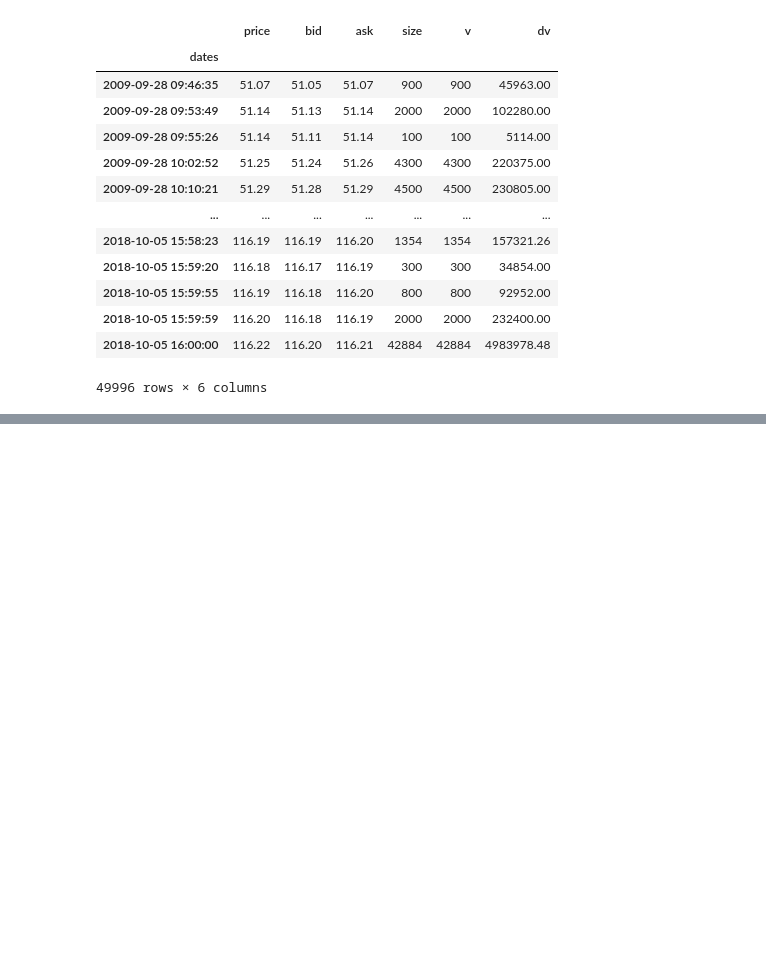
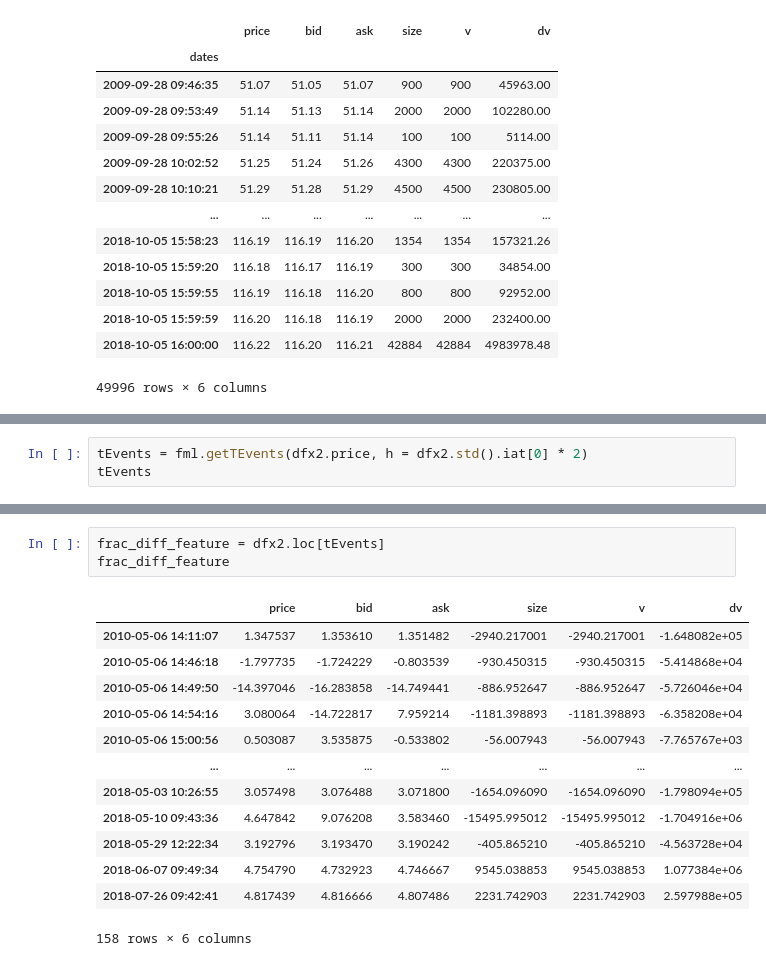
Before and after one commit to Tommylee1013/Advances-in-Financial-Machine-Learning, a Jupyter notebook: Chapter 7.ipynb, the cells around one changed output, grey strips where cells are left out. Cells and saved outputs as stored; diff of their text form; blank space fills up the shorter version.

```diff
--- a/Chapter 7.ipynb
+++ b/Chapter 7.ipynb
@@ -151,0 +229,3 @@ ValueError: Label Through Dates must be a pd.Series
+# %%
+tEvents = fml.getTEvents(dfx2.price, h = dfx2.std().iat[0] * 2)
+tEvents
@@ -151,0 +261,17 @@ ValueError: Label Through Dates must be a pd.Series
+# %%
+frac_diff_feature = dfx2.loc[tEvents]
+frac_diff_feature
+# %% [output]
+|  | price | bid | ask | size | v | dv |
+| 2010-05-06 14:11:07 | 1.347537 | 1.353610 | 1.351482 | -2940.217001 | -2940.217001 | -1.648082e+05 |
+| 2010-05-06 14:46:18 | -1.797735 | -1.724229 | -0.803539 | -930.450315 | -930.450315 | -5.414868e+04 |
+| 2010-05-06 14:49:50 | -14.397046 | -16.283858 | -14.749441 | -886.952647 | -886.952647 | -5.726046e+04 |
+| 2010-05-06 14:54:16 | 3.080064 | -14.722817 | 7.959214 | -1181.398893 | -1181.398893 | -6.358208e+04 |
+| 2010-05-06 15:00:56 | 0.503087 | 3.535875 | -0.533802 | -56.007943 | -56.007943 | -7.765767e+03 |
+| ... | ... | ... | ... | ... | ... | ... |
+| 2018-05-03 10:26:55 | 3.057498 | 3.076488 | 3.071800 | -1654.096090 | -1654.096090 | -1.798094e+05 |
+| 2018-05-10 09:43:36 | 4.647842 | 9.076208 | 3.583460 | -15495.995012 | -15495.995012 | -1.704916e+06 |
+| 2018-05-29 12:22:34 | 3.192796 | 3.193470 | 3.190242 | -405.865210 | -405.865210 | -4.563728e+04 |
+| 2018-06-07 09:49:34 | 4.754790 | 4.732923 | 4.746667 | 9545.038853 | 9545.038853 | 1.077384e+06 |
+| 2018-07-26 09:42:41 | 4.817439 | 4.816666 | 4.807486 | 2231.742903 | 2231.742903 | 2.597988e+05 |
+158 rows × 6 columns
```
Also changed, not shown: parts of 16 cells of this notebook, 1 other file.
